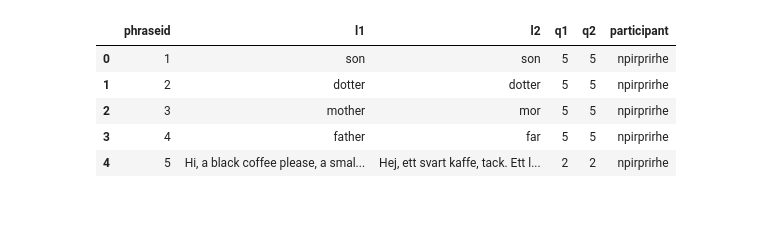
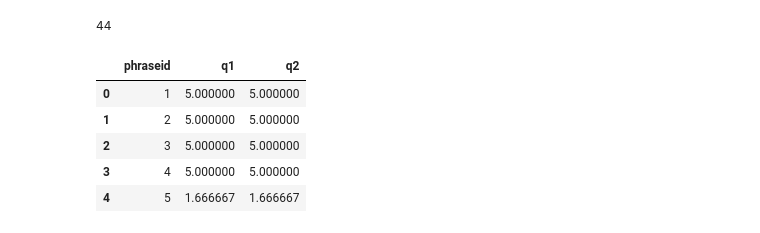
Before and after one commit to Robbie632/mastersDissertation, a Jupyter notebook: analysis/volume/analyse_phrase_reviews.ipynb, the cells around one changed output. Saved outputs shown, nothing was run; the diff lists cells and outputs as text; code cells hidden in the pictures.

```diff
--- a/analysis/volume/analyse_phrase_reviews.ipynb
+++ b/analysis/volume/analyse_phrase_reviews.ipynb
@@ -6,16 +6,20 @@ import matplotlib.pyplot as plt
 
 d = pd.read_csv("combined_data.csv")
 # %%
-d.head()
+d["phraseid"].nunique()
 # %% [output]
-|  | phraseid | l1 | l2 | q1 | q2 | participant |
-| 0 | 1 | son | son | 5 | 5 | npirprirhe |
-| 1 | 2 | dotter | dotter | 5 | 5 | npirprirhe |
-| 2 | 3 | mother | mor | 5 | 5 | npirprirhe |
-| 3 | 4 | father | far | 5 | 5 | npirprirhe |
-| 4 | 5 | Hi, a black coffee please, a smal... | Hej, ett svart kaffe, tack. Ett l... | 2 | 2 | npirprirhe |
+44
 # %%
 averages = d.groupby("phraseid", as_index=False)[["q1", "q2"]].mean()
+# %%
+averages.head()
+# %% [output]
+|  | phraseid | q1 | q2 |
+| 0 | 1 | 5.000000 | 5.000000 |
+| 1 | 2 | 5.000000 | 5.000000 |
+| 2 | 3 | 5.000000 | 5.000000 |
+| 3 | 4 | 5.000000 | 5.000000 |
+| 4 | 5 | 1.666667 | 1.666667 |
 # %%
 
 fig, ax = plt.subplots( figsize=(8, 10))
```
Also changed, not shown: parts of 1 cell of this notebook.
